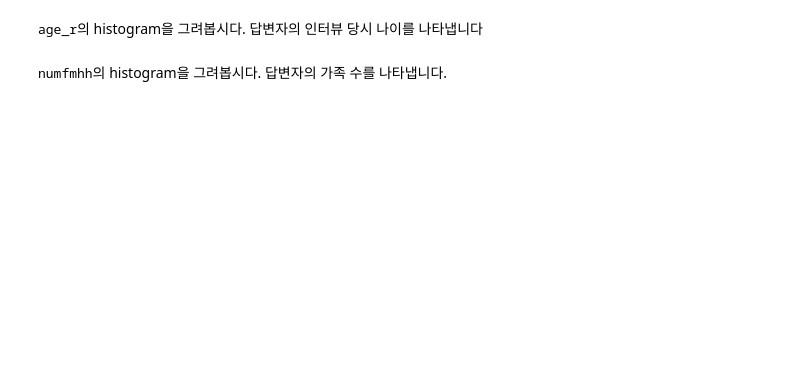
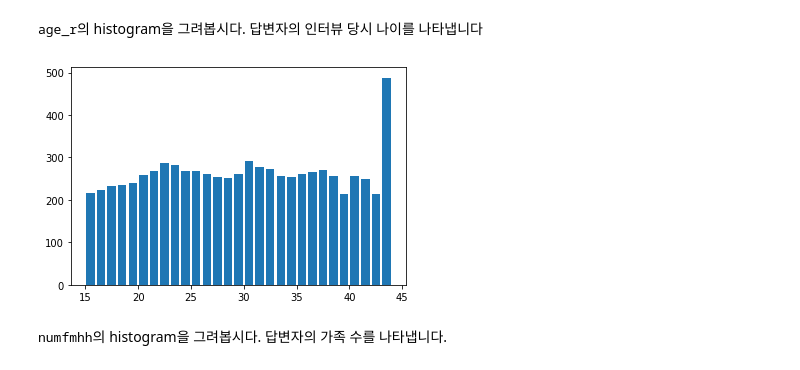
Before and after one commit to jongvvon/Statistics, a Jupyter notebook: WEEK04-01_NoSolution.ipynb, the cells around one changed output. Saved outputs shown, nothing was run; the diff lists cells and outputs as text; code cells hidden in the pictures; blank space fills up the shorter version.

```diff
--- a/WEEK04-01_NoSolution.ipynb
+++ b/WEEK04-01_NoSolution.ipynb
@@ -375,2 +396,10 @@ resp = pd.read_csv("./2002FemResp.tsv", sep="\t")
+# %%
+# Solution goes here
+hist = plt.hist(resp["age_r"], rwidth=0.8, label="age_r",
+                bins=range(int(resp["age_r"].min()), int(resp["age_r"].max()+1)))
+plt.show()
+plt.close()
+# %% [output]
+[figure, added]
 # %% [markdown]
 <tt>numfmhh</tt>의 histogram을 그려봅시다. 답변자의 가족 수를 나타냅니다.
```
Also changed, not shown: parts of 32 cells of this notebook.
